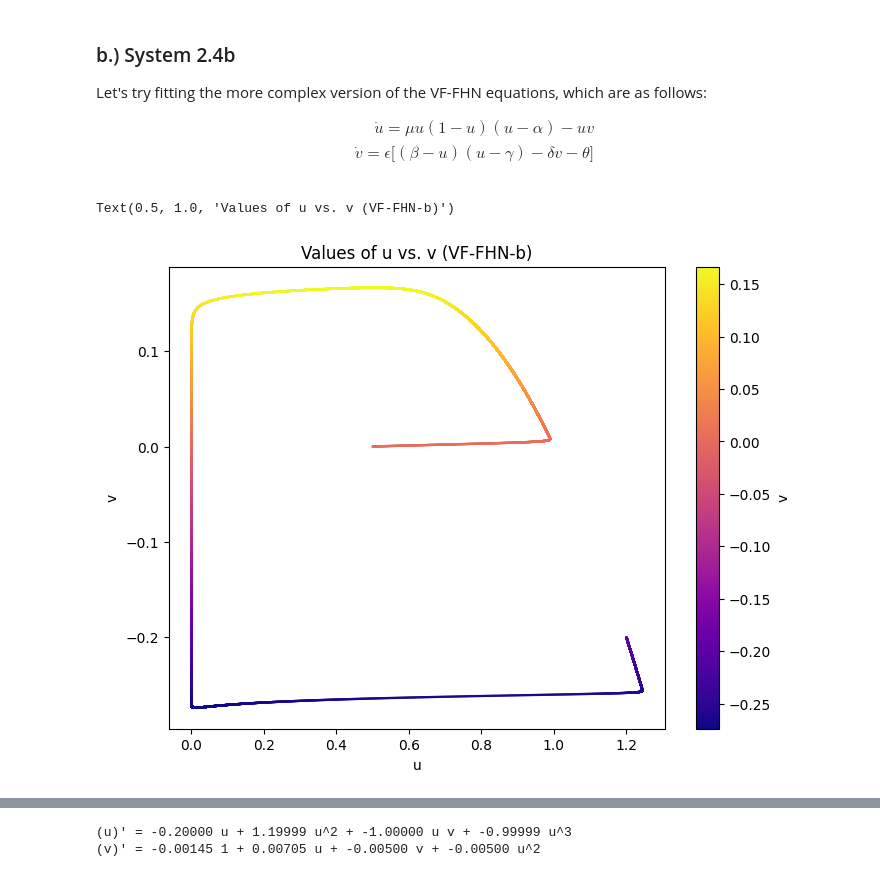
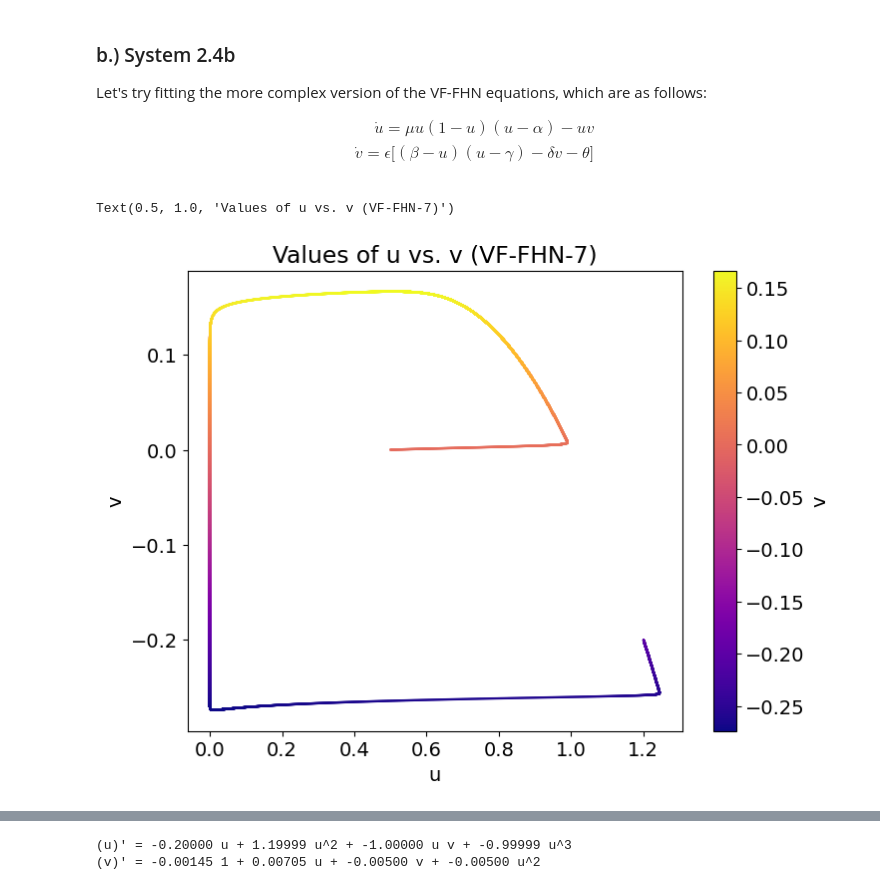
Before and after one commit to cswelch/SINDy-for-Cardiac-Electrophysiology, a Jupyter notebook: SINDy_FHN.ipynb, the cells around one changed output, grey strips where cells are left out. Drawn from its saved outputs; the diff is of its cells as text; code cells hidden in the pictures.

Commit message:
Added SINDy reconstruction plots for additional comparison tool.  Also standardized vfa and vfb to VF4 and VF7, respectively.

```diff
--- a/SINDy_FHN.ipynb
+++ b/SINDy_FHN.ipynb
@@ -386,13 +385,13 @@ Let's try fitting the more complex version of the VF-FHN equations, which are as
 \end{align}
 # %%
 # Define the more detailed form of VF-FHN
-def fhn_vf_b(state, t, mu = 1.0, alpha = 0.2, beta = 1.1, gamma = 0.31, theta = -0.05, delta = 1, eps = 0.005):
+def fhn_vf_7(state, t, mu = 1.0, alpha = 0.2, beta = 1.1, gamma = 0.31, theta = -0.05, delta = 1, eps = 0.005):
     u, v = state
     u_dot = mu*u*(1 - u)*(u - alpha) - u*v  # Note - The cardiac version without hyperpolarization (FHN-c) has -u*v instead of -v. ID success can change depending on which variant we use.
     v_dot = eps*((beta - u)*(u - gamma) - delta*v - theta)
     return u_dot, v_dot
 
-def fhn_vf_b_derivative(states, fhn, dt=1):
+def fhn_vf_7_derivative(states, fhn, dt=1):
     u_dot, v_dot = fhn(states[0, :], dt)
     dx_dt = np.array((u_dot, v_dot))
     for i in range(1, states.shape[0]):
@@ -401,29 +400,29 @@ def fhn_vf_b_derivative(states, fhn, dt=1):
     return dx_dt
 # %%
 # Time step and initial values
-t_vf_b = np.arange(0,1200,dt)
-x_0_vf_b = np.array([0.5,0])
-states_vf_b = odeint(fhn_vf_b, x_0_vf_b, t_vf_b)
+t_vf_7 = np.arange(0,1200,dt)
+x_0_vf_7 = np.array([0.5,0])
+states_vf_7 = odeint(fhn_vf_7, x_0_vf_7, t_vf_7)
 # %%
 # Plot the vf_fhn data
-df_states_vf_b = pd.DataFrame(states_vf_b, columns=['u','v'])
+df_states_vf_7 = pd.DataFrame(states_vf_7, columns=['u','v'])
 
 plt.figure(figsize=(8, 6))
 scatter = plt.scatter(
-    df_states_vf_b['u'],
-    df_states_vf_b['v'],
-    c=df_states_vf_b['v'],  # Color shade controlled by v column
+    df_states_vf_7['u'],
+    df_states_vf_7['v'],
+    c=df_states_vf_7['v'],  # Color shade controlled by v column
     s=0.5,  # Marker size
     cmap='plasma'
 )
 
 # Add colorbar for the v values
 plt.colorbar(scatter, label='v')
 plt.xlabel('u')
 plt.ylabel('v')
-plt.title('Values of u vs. v (VF-FHN-b)')
+plt.title('Values of u vs. v (VF-FHN-7)')
 # %% [output]
-Text(0.5, 1.0, 'Values of u vs. v (VF-FHN-b)')
+Text(0.5, 1.0, 'Values of u vs. v (VF-FHN-7)')
-[figure, old version]
+[figure, new version]
 # %%
 # Time domain - u vs. t
```
Also changed, not shown: parts of 8 cells of this notebook, 3 other files.
